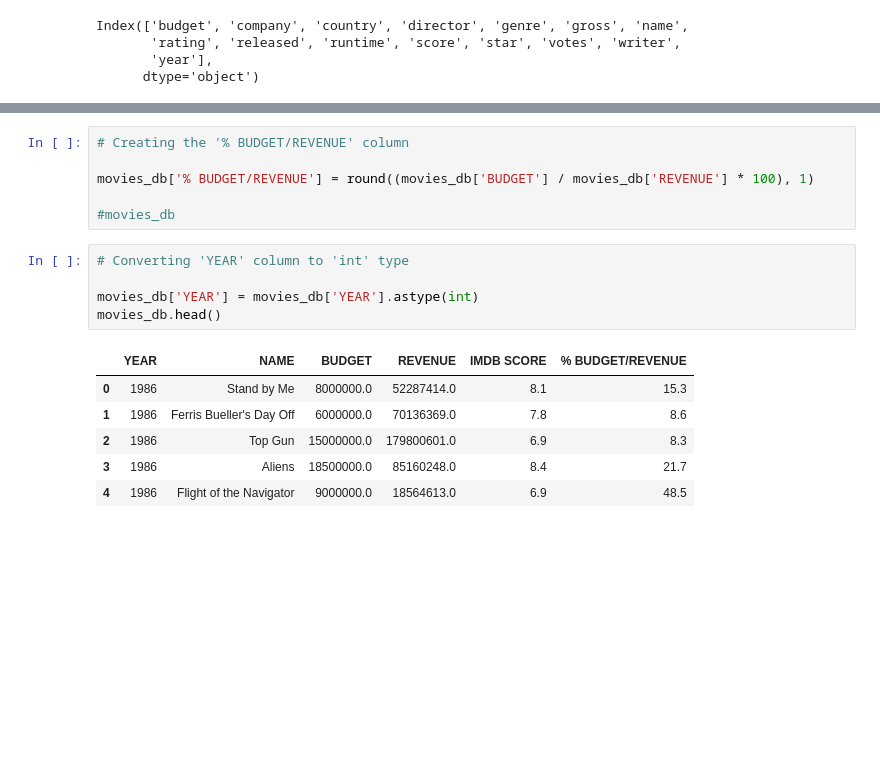
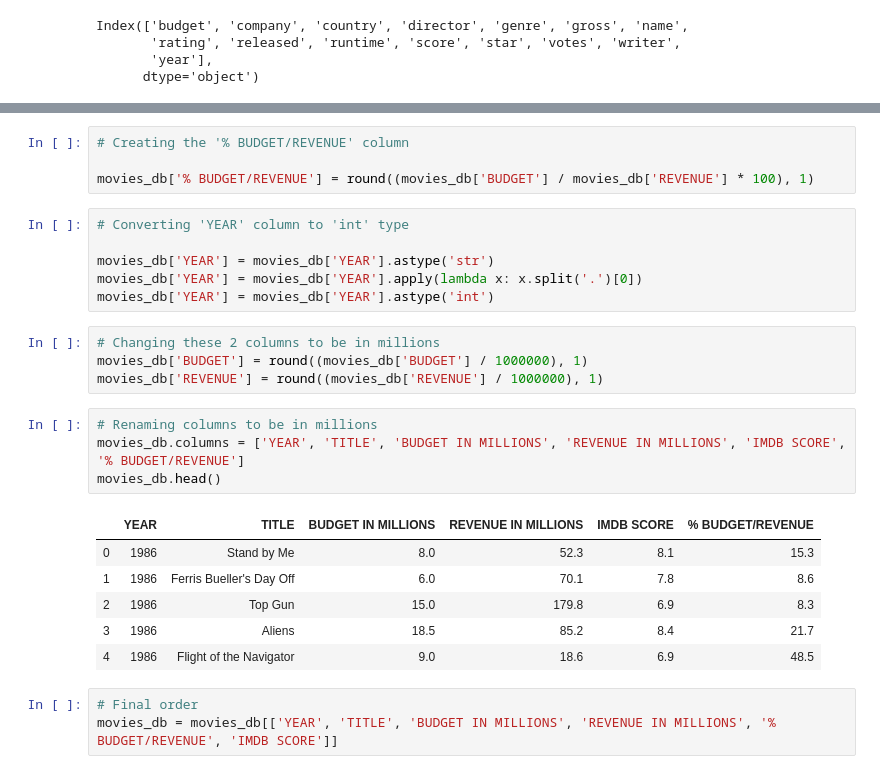
Before and after one commit to ta-data-lis/Project-Week-3-Data-Thieves, a Jupyter notebook: your-project/Movies Database Cleaning.ipynb, the cells around one changed output, grey strips where cells are left out. Saved outputs shown, nothing was run; the diff lists cells and outputs as text; blank space fills up the shorter version.

```diff
--- a/your-project/Movies Database Cleaning.ipynb
+++ b/your-project/Movies Database Cleaning.ipynb
@@ -68,17 +100,27 @@ movies_db
 # Creating the '% BUDGET/REVENUE' column
 
 movies_db['% BUDGET/REVENUE'] = round((movies_db['BUDGET'] / movies_db['REVENUE'] * 100), 1)
-
-#movies_db
 # %%
 # Converting 'YEAR' column to 'int' type
 
-movies_db['YEAR'] = movies_db['YEAR'].astype(int)
-movies_db.head()
+movies_db['YEAR'] = movies_db['YEAR'].astype('str')
+movies_db['YEAR'] = movies_db['YEAR'].apply(lambda x: x.split('.')[0])
+movies_db['YEAR'] = movies_db['YEAR'].astype('int')
-# %% [output]
-|  | YEAR | NAME | BUDGET | REVENUE | IMDB SCORE | % BUDGET/REVENUE |
-| 0 | 1986 | Stand by Me | 8000000.0 | 52287414.0 | 8.1 | 15.3 |
-| 1 | 1986 | Ferris Bueller's Day Off | 6000000.0 | 70136369.0 | 7.8 | 8.6 |
-| 2 | 1986 | Top Gun | 15000000.0 | 179800601.0 | 6.9 | 8.3 |
-| 3 | 1986 | Aliens | 18500000.0 | 85160248.0 | 8.4 | 21.7 |
-| 4 | 1986 | Flight of the Navigator | 9000000.0 | 18564613.0 | 6.9 | 48.5 |
+# %%
+# Changing these 2 columns to be in millions
+movies_db['BUDGET'] = round((movies_db['BUDGET'] / 1000000), 1)
+movies_db['REVENUE'] = round((movies_db['REVENUE'] / 1000000), 1)
+# %%
+# Renaming columns to be in millions
+movies_db.columns = ['YEAR', 'TITLE', 'BUDGET IN MILLIONS', 'REVENUE IN MILLIONS', 'IMDB SCORE', '% BUDGET/REVENUE']
+movies_db.head()
+# %% [output]
+|  | YEAR | TITLE | BUDGET IN MILLIONS | REVENUE IN MILLIONS | IMDB SCORE | % BUDGET/REVENUE |
+| 0 | 1986 | Stand by Me | 8.0 | 52.3 | 8.1 | 15.3 |
+| 1 | 1986 | Ferris Bueller's Day Off | 6.0 | 70.1 | 7.8 | 8.6 |
+| 2 | 1986 | Top Gun | 15.0 | 179.8 | 6.9 | 8.3 |
+| 3 | 1986 | Aliens | 18.5 | 85.2 | 8.4 | 21.7 |
+| 4 | 1986 | Flight of the Navigator | 9.0 | 18.6 | 6.9 | 48.5 |
+# %%
+# Final order
+movies_db = movies_db[['YEAR', 'TITLE', 'BUDGET IN MILLIONS', 'REVENUE IN MILLIONS', '% BUDGET/REVENUE', 'IMDB SCORE']]
```
Also changed, not shown: parts of 13 cells of this notebook, 2 other files.
